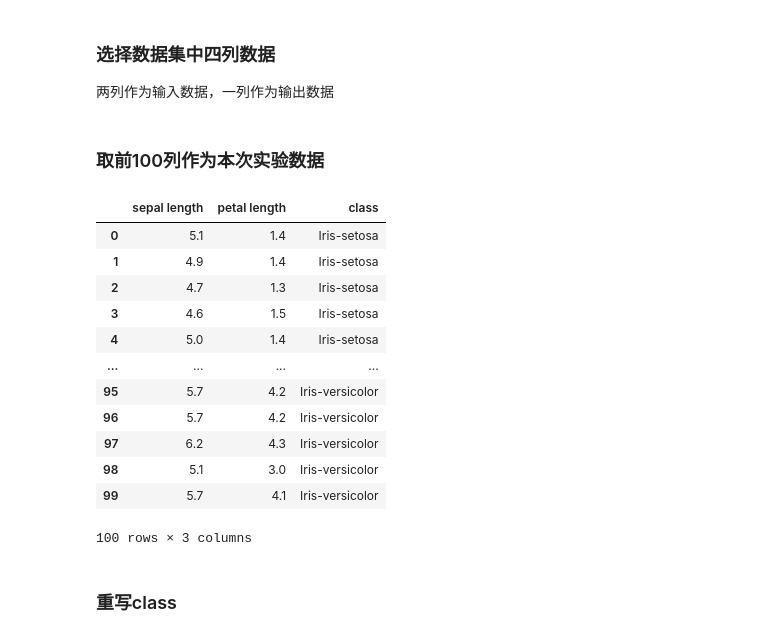
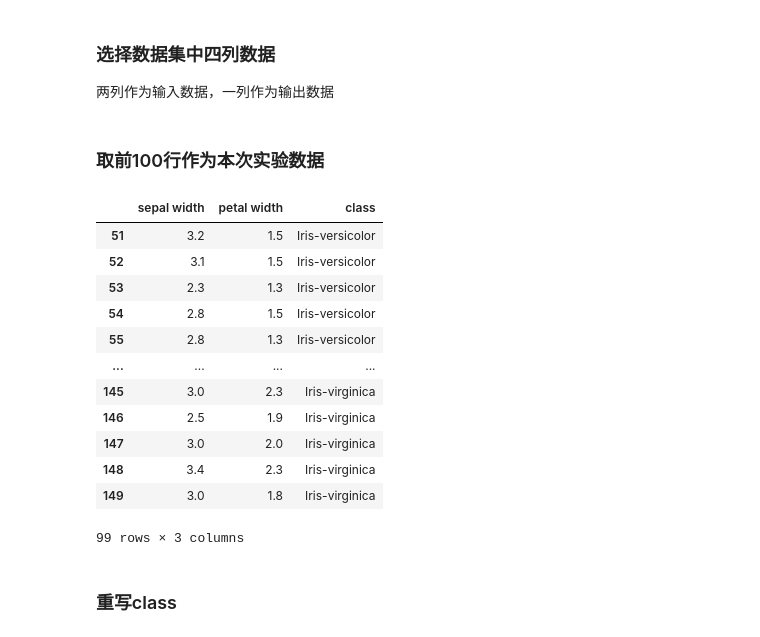
Before and after one commit to ZZh2333/NeuralNetworkAndDeepLearning, a Jupyter notebook: 3-24homework/homeworkv1.ipynb, the cells around one changed output. Cells and saved outputs as stored; diff of their text form; code cells hidden in the pictures.

```diff
--- a/3-24homework/homeworkv1.ipynb
+++ b/3-24homework/homeworkv1.ipynb
@@ -41,27 +41,27 @@ data
 ### 选择数据集中四列数据
 两列作为输入数据，一列作为输出数据
 # %%
-col = ['sepal length','petal length','class']
+col = ['sepal width','petal width','class']
 data = pd.DataFrame(data,columns = col)
 # %% [markdown]
-### 取前100列作为本次实验数据
+### 取前100行作为本次实验数据
 # %%
-data = data[0:100]
+data = data[51:]
 data
 # %% [output]
-|  | sepal length | petal length | class |
-| 0 | 5.1 | 1.4 | Iris-setosa |
-| 1 | 4.9 | 1.4 | Iris-setosa |
-| 2 | 4.7 | 1.3 | Iris-setosa |
-| 3 | 4.6 | 1.5 | Iris-setosa |
-| 4 | 5.0 | 1.4 | Iris-setosa |
+|  | sepal width | petal width | class |
+| 51 | 3.2 | 1.5 | Iris-versicolor |
+| 52 | 3.1 | 1.5 | Iris-versicolor |
+| 53 | 2.3 | 1.3 | Iris-versicolor |
+| 54 | 2.8 | 1.5 | Iris-versicolor |
+| 55 | 2.8 | 1.3 | Iris-versicolor |
 | ... | ... | ... | ... |
-| 95 | 5.7 | 4.2 | Iris-versicolor |
-| 96 | 5.7 | 4.2 | Iris-versicolor |
-| 97 | 6.2 | 4.3 | Iris-versicolor |
-| 98 | 5.1 | 3.0 | Iris-versicolor |
-| 99 | 5.7 | 4.1 | Iris-versicolor |
+| 145 | 3.0 | 2.3 | Iris-virginica |
+| 146 | 2.5 | 1.9 | Iris-virginica |
+| 147 | 3.0 | 2.0 | Iris-virginica |
+| 148 | 3.4 | 2.3 | Iris-virginica |
+| 149 | 3.0 | 1.8 | Iris-virginica |
-100 rows × 3 columns
+99 rows × 3 columns
 # %% [markdown]
 ### 重写class
 # %%
```
Also changed, not shown: parts of 11 cells of this notebook.
